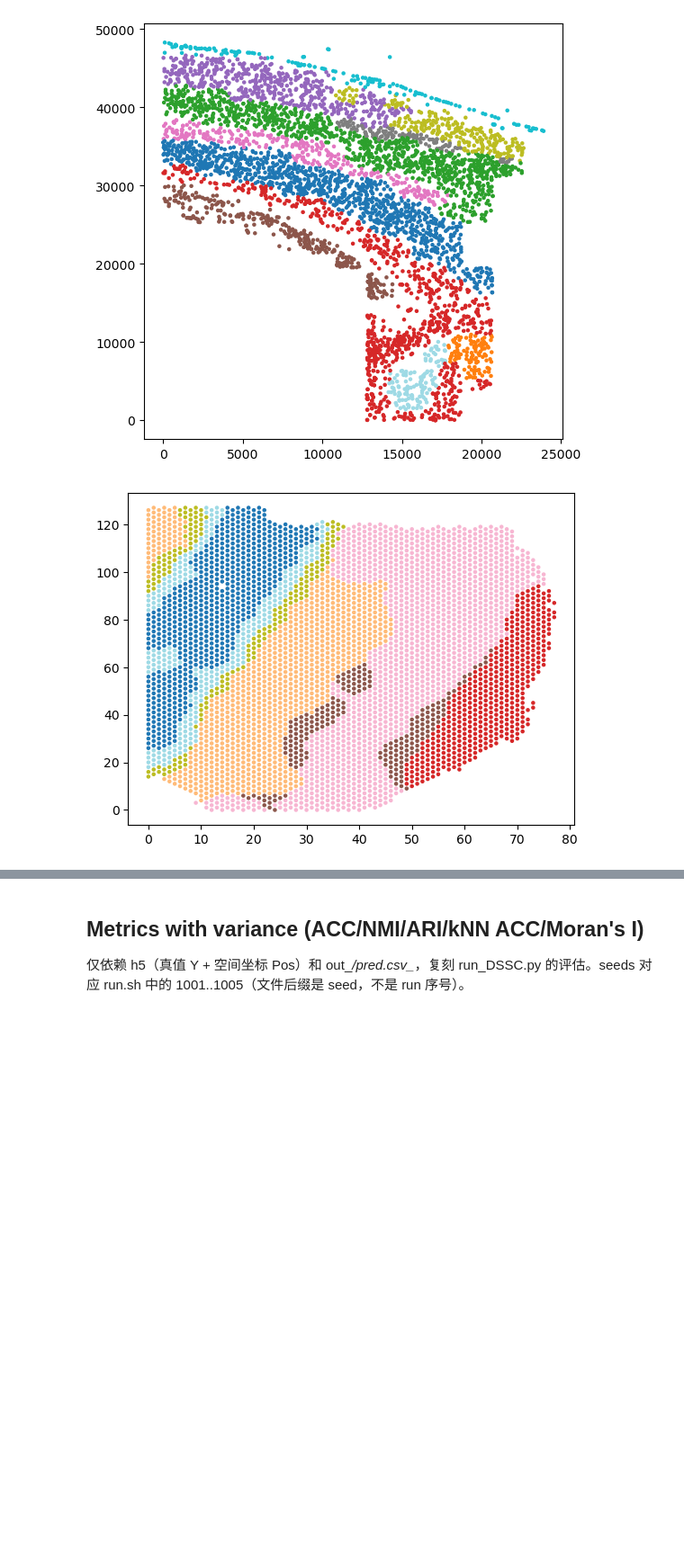
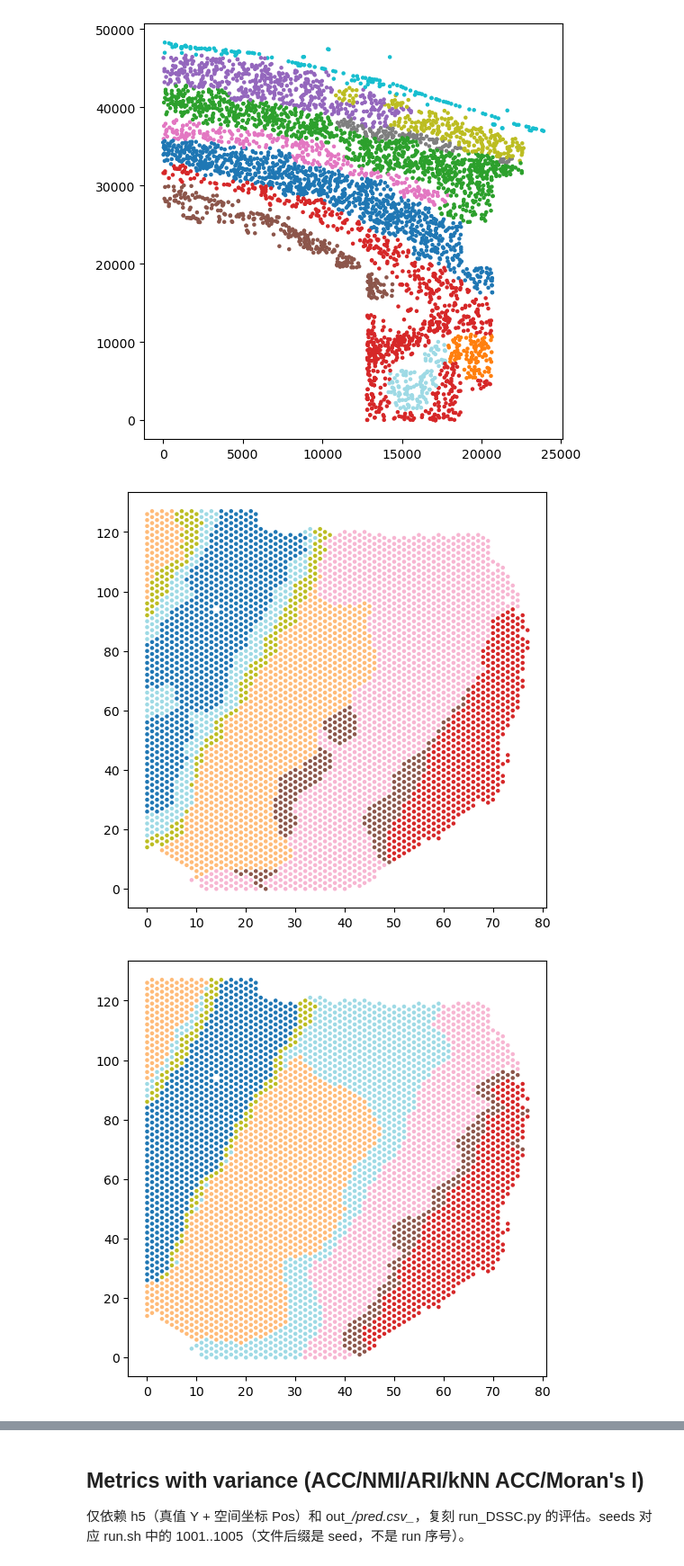
Before and after one commit to zliu90693/DSSC, a Jupyter notebook: .subprojects/02_replicate/02_rerun_n_visualize_origin_repo_data.ipynb, the cells around one changed output, grey strips where cells are left out. Shown at 90% size. Drawn from its saved outputs; the diff is of its cells as text; code cells hidden in the pictures; blank space fills up the shorter version.

```diff
--- a/.subprojects/02_replicate/02_rerun_n_visualize_origin_repo_data.ipynb
+++ b/.subprojects/02_replicate/02_rerun_n_visualize_origin_repo_data.ipynb
@@ -36,22 +36,33 @@ mask length: 4839
 cd "../../src"
 ./run.sh
 # %%
+import os
+import sys
+sys.path.append(os.path.abspath('../../src'))
+from utils import best_map
+
+
 def visualize_preY(
         h5_path: str,
         pred_path: str
     ) -> None:
-    data = h5py.File(h5_path, 'r') # 指定 'r'，否则运行 run_DSSC.py 时会导致 HDF5 文件锁冲突
+    data = h5py.File(h5_path, 'r')
     x, y, pos = np.array(data['X']), np.array(data['Y']), np.array(data['Pos'])
     if pos.shape[1] != 2: pos = pos.T
     f = np.where(y.astype(str) != 'NA')[0]
-    y, pos = y[f], pos[f].astype(float)
-    pred = np.loadtxt(pred_path)
+    y, pos = y[f].astype(str), pos[f].astype(float)
+    codes, uniques = pd.factorize(y)
+    pred = np.loadtxt(pred_path).astype(int)
     assert len(pred) == len(pos)
-    plt.scatter(pos[:,0], pos[:,1], c=pred, s=5, cmap='tab20')
+    pred_aligned = best_map(codes, pred).astype(int)
+    plt.figure(figsize=(6, 6))
+    plt.scatter(pos[:,0], pos[:,1], c=pred_aligned, s=5, cmap='tab20')
 # %%
-visualize_preY(
-    "../../data/sample_151507_anno.h5",
-    "../../src/out_151507/pred.csv_1001"
-)
+for seed in range(1001, 1006):
+    visualize_preY(
+        "../../data/sample_151507_anno.h5",
+        f"../../src/out_151507/pred.csv_{seed}"
+    )
 # %% [output]
-[figure, old version]
+[figure, new version]
+[figure, added]
```
Also changed, not shown: parts of 3 cells of this notebook, 2 other files.
